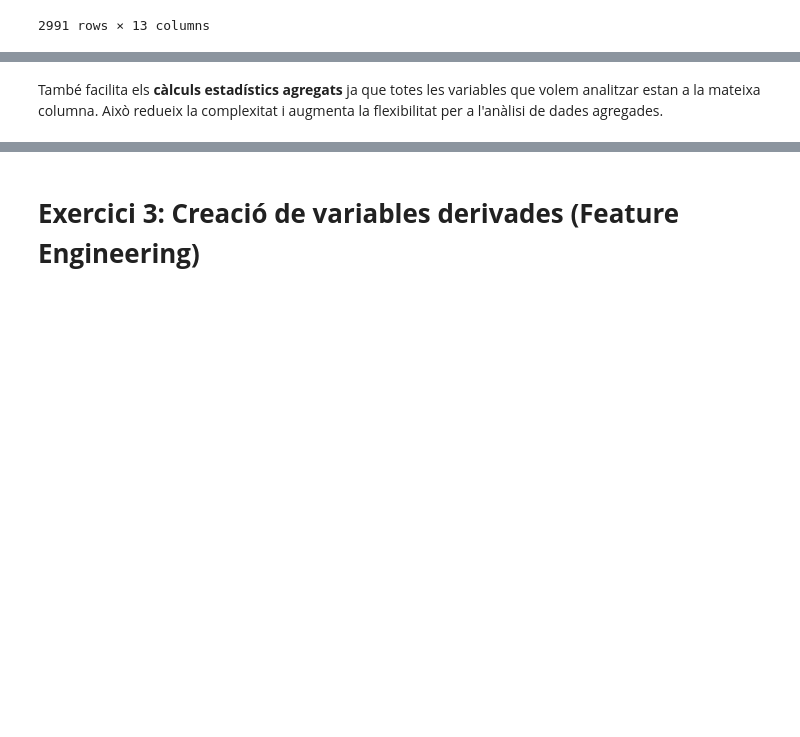
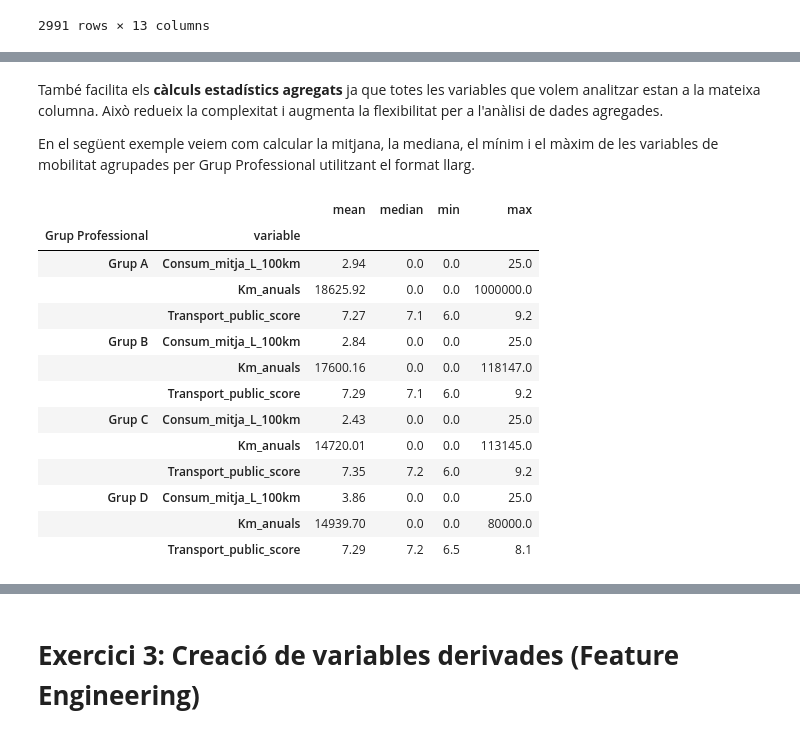
Before and after one commit to roser740/Data-Analytics, a Jupyter notebook: TASQUES S8/TS8_01_roser_carrera.ipynb, the cells around one changed output, grey strips where cells are left out. Cells and saved outputs as stored; diff of their text form; code cells hidden in the pictures; blank space fills up the shorter version.

```diff
--- a/TASQUES S8/TS8_01_roser_carrera.ipynb
+++ b/TASQUES S8/TS8_01_roser_carrera.ipynb
@@ -1140,6 +1166,10 @@ def calcular_increment(treballador, politica_salarial):
       return total_increment
     else:
       return inc_max
+# %%
+def calcular_sou_ajustat(df, dict):
+  df['increment_percent'] = df.apply(calcular_increment, axis=1, args = (dict,))
+  df['Salari_ajustat'] = df['Salari mensual'] * (1 + df['increment_percent'] / 100)
 # %% [markdown]
 ### **5. Detectar incidències**
 # %% [markdown]
@@ -1155,13 +1185,15 @@ def incidencies(df):
 ## **⭕ Funció principal**
 # %%
 def main_actualitzacio_salari(df):
+
   df_ciutats = carregar_ciutats(url_ciutats)
 
   dict_politica_salarial = carregar_politica_salarial(path_politica_salarial)
-  display(dict_politica_salarial)
+
   df = unir_dades(df, df_ciutats)
-  df['increment_percent'] = df.apply(calcular_increment, axis=1, args = (dict_politica_salarial,))
-  df['Salari_ajustat'] = df['Salari mensual'] * (1 + df['increment_percent'] / 100)
+
+  calcular_sou_ajustat(df, dict_politica_salarial)
+
   incidencies(df)
 
   mostrar_dataframe(df, "DATAFRAME ACTUALITZAT")
@@ -1265 +1298,11 @@ El format actual (**format ample**) és adequat per analitzar la informació d'u
+# %%
+columnes_identificacio = [
+    'Nom', 'Cognoms', 'DNI', "País d'origen", 'Ciutat',
+    'Dia de Naixement', 'Mes de Naixement', 'Any de Naixement', 'Gènere',
+    'Grup Professional', 'Càrrec'
+]
+
+dades_mobilitat = ['Km_anuals', 'Consum_mitja_L_100km', 'Transport_public_score']
+dades_salarials = ['Salari mensual', 'increment_percent', 'Salari_ajustat']
+dades_contextuals = [ 'Nombre_fills', 'Cost_vida_index','Temperatura_mitjana_ciutat', 'Clima_tipus']
 # %% [markdown]
@@ -1267,15 +1310,3 @@ El format actual (**format ample**) és adequat per analitzar la informació d'u
-# %%
-
-
-columnes_identificacio = [
-    'Nom', 'Cognoms', 'DNI', "País d'origen", 'Ciutat',
-    'Dia de Naixement', 'Mes de Naixement', 'Any de Naixement', 'Gènere',
-    'Grup Professional', 'Càrrec'
-]
-
-dades_mobilitat = ['Te_cotxe', 'Km_anuals', 'Consum_mitja_L_100km', 'Transport_public_score']
-dades_salarials = ['Salari mensual', 'increment_percent', 'Salari_ajustat']
-dades_contextuals = ['Fills', 'Nombre_fills', 'Cost_vida_index','Temperatura_mitjana_ciutat', 'Clima_tipus']
 # %%
 df_llarg_mobilitat = df.melt(id_vars = columnes_identificacio, value_vars=dades_mobilitat)
 df_llarg_mobilitat
@@ -1340,5 +1380,21 @@ NameError: name 'df_llarg' is not defined
 # %% [markdown]
 També facilita els **càlculs estadístics agregats** ja que totes les variables que volem analitzar estan a la mateixa columna. Això redueix la complexitat i augmenta la flexibilitat per a l'anàlisi de dades agregades.
+
+En el següent exemple veiem com calcular la mitjana, la mediana, el mínim i el màxim de les variables de mobilitat agrupades per Grup Professional utilitzant el format llarg.
 # %%
-variables_mobilitat = ['Km_anuals', 'Consum_mitja_L_100km']
-df_llarg[df_llarg['variable'].isin(variables_mobilitat)].groupby(['Grup Professional', 'variable'])['value'].agg(['mean', 'median', 'min', 'max'])
+df_llarg_mobilitat.groupby(['Grup Professional', 'variable'])['value'].agg(['mean', 'median', 'min', 'max']).round(2)
+# %% [output]
+|  |  | mean | median | min | max |
+| Grup Professional | variable |  |  |  |  |
+| Grup A | Consum_mitja_L_100km | 2.94 | 0.0 | 0.0 | 25.0 |
+|  | Km_anuals | 18625.92 | 0.0 | 0.0 | 1000000.0 |
+|  | Transport_public_score | 7.27 | 7.1 | 6.0 | 9.2 |
+| Grup B | Consum_mitja_L_100km | 2.84 | 0.0 | 0.0 | 25.0 |
+|  | Km_anuals | 17600.16 | 0.0 | 0.0 | 118147.0 |
+|  | Transport_public_score | 7.29 | 7.1 | 6.0 | 9.2 |
+| Grup C | Consum_mitja_L_100km | 2.43 | 0.0 | 0.0 | 25.0 |
+|  | Km_anuals | 14720.01 | 0.0 | 0.0 | 113145.0 |
+|  | Transport_public_score | 7.35 | 7.2 | 6.0 | 9.2 |
+| Grup D | Consum_mitja_L_100km | 3.86 | 0.0 | 0.0 | 25.0 |
+|  | Km_anuals | 14939.70 | 0.0 | 0.0 | 80000.0 |
+|  | Transport_public_score | 7.29 | 7.2 | 6.5 | 8.1 |
```
Also changed, not shown: parts of 29 cells of this notebook.
